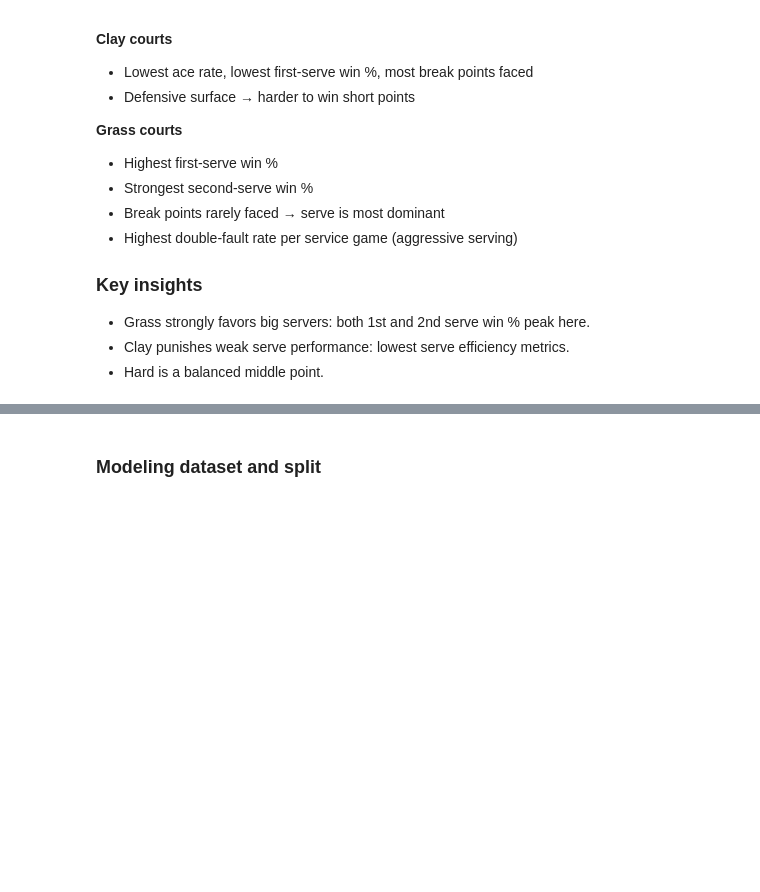
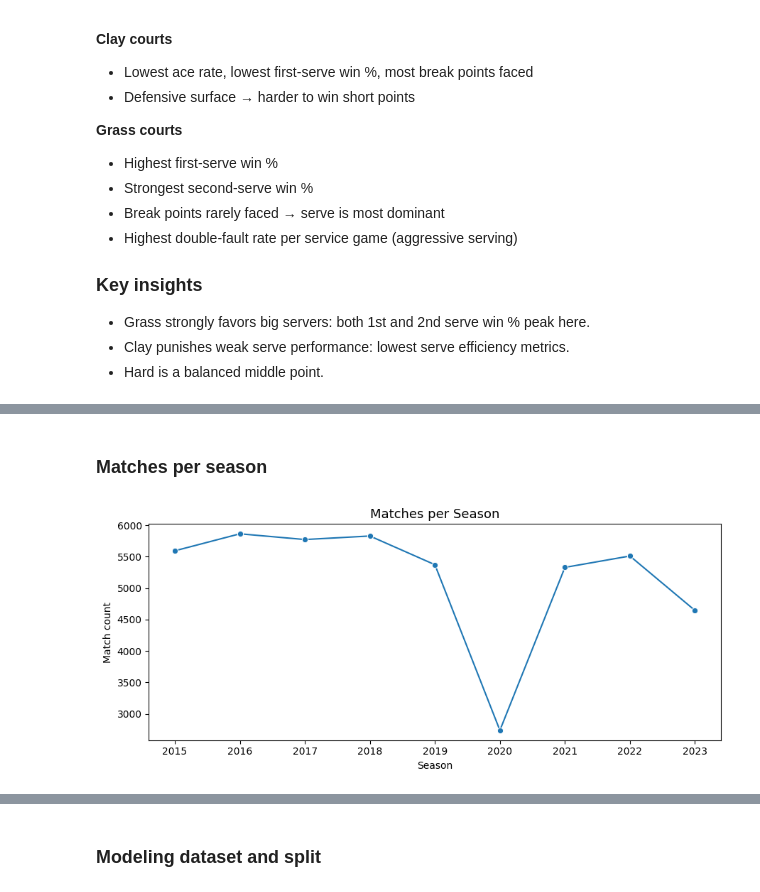
Before and after one commit to hazikxuz/tennis_project, a Jupyter notebook: hm_datasciende.ipynb, the cells around one changed output, grey strips where cells are left out. Saved outputs shown, nothing was run; the diff lists cells and outputs as text; code cells hidden in the pictures; blank space fills up the shorter version.

```diff
--- a/hm_datasciende.ipynb
+++ b/hm_datasciende.ipynb
@@ -527,0 +531,28 @@ surface_summary
+# %% [markdown]
+### Matches per season
+# %%
+# Matches per season
+if "season" not in matches.columns:
+    if "tourney_date" in matches.columns:
+        matches["tourney_date"] = pd.to_datetime(matches["tourney_date"], errors="coerce")
+        matches["season"] = matches["tourney_date"].dt.year
+
+season_counts = (
+    matches.dropna(subset=["season"])
+    .groupby("season")
+    .size()
+    .sort_index()
+)
+
+season_counts
+
+plt.figure(figsize=(9, 4))
+sns.lineplot(x=season_counts.index, y=season_counts.values, marker="o")
+plt.title("Matches per Season", fontsize=13)
+plt.xlabel("Season")
+plt.ylabel("Match count")
+plt.xticks(season_counts.index)
+plt.tight_layout()
+plt.show()
+# %% [output]
+[figure, added]
```
Also changed, not shown: parts of 7 cells of this notebook, 8 other files.
